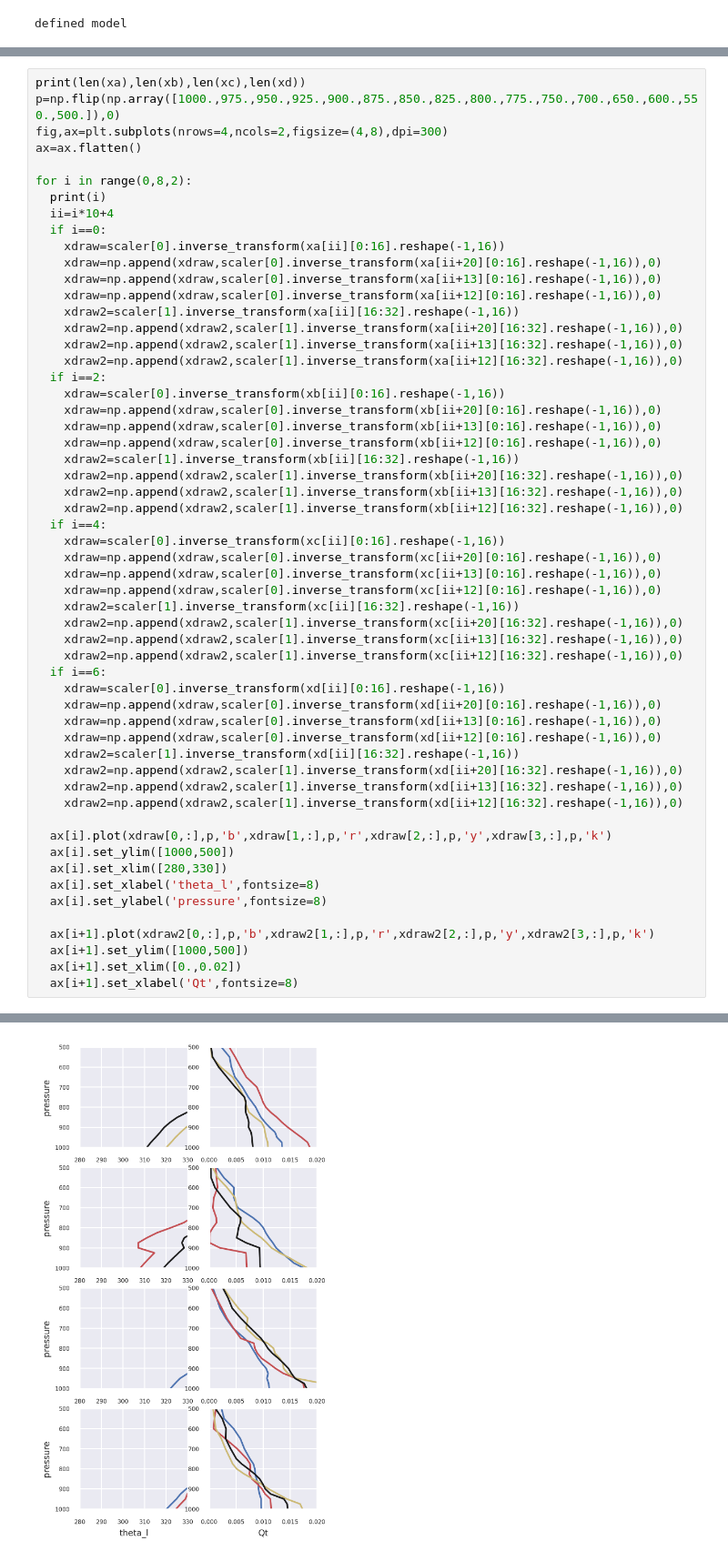
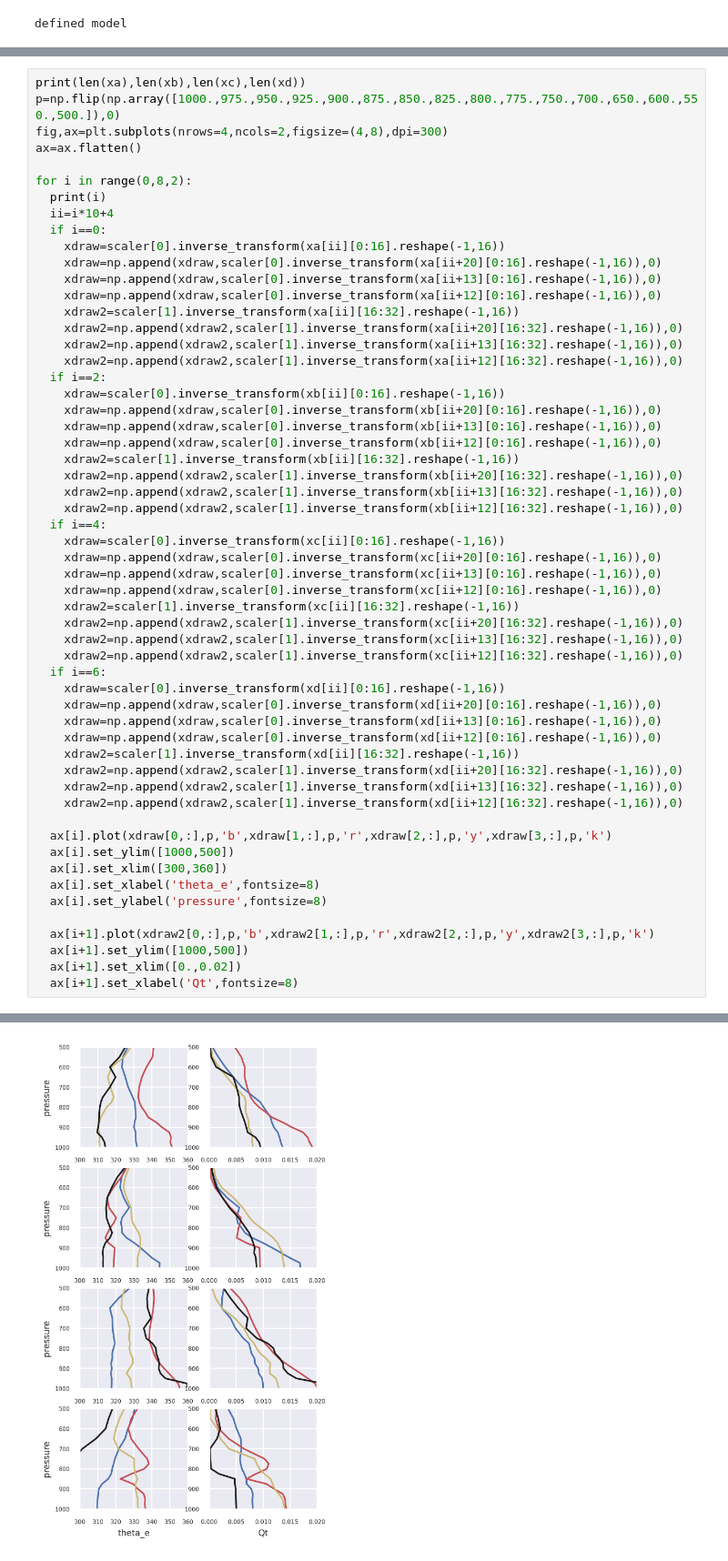
Before and after one commit to HuangJin-De/Machine-Learning-in-Atmospheric-Thermodynamics, a Jupyter notebook: hw03-3/hw03-3.ipynb, the cells around one changed output, grey strips where cells are left out. Shown at 91% size. Drawn from its saved outputs; the diff is of its cells as text.

```diff
--- a/hw03-3/hw03-3.ipynb
+++ b/hw03-3/hw03-3.ipynb
@@ -339,8 +339,8 @@ for i in range(0,8,2):
 
   ax[i].plot(xdraw[0,:],p,'b',xdraw[1,:],p,'r',xdraw[2,:],p,'y',xdraw[3,:],p,'k')
   ax[i].set_ylim([1000,500])
-  ax[i].set_xlim([280,330])
-  ax[i].set_xlabel('theta_l',fontsize=8)
+  ax[i].set_xlim([300,360])
+  ax[i].set_xlabel('theta_e',fontsize=8)
   ax[i].set_ylabel('pressure',fontsize=8)
 
   ax[i+1].plot(xdraw2[0,:],p,'b',xdraw2[1,:],p,'r',xdraw2[2,:],p,'y',xdraw2[3,:],p,'k')
@@ -352,8 +352,8 @@ for i in range(0,8,2):
 0
 2
 4
 6
-[figure, old version]
+[figure, new version]
 # %%
 from sklearn.metrics import roc_curve, roc_auc_score, auc
 
```
Also changed, not shown: parts of 7 cells of this notebook.
